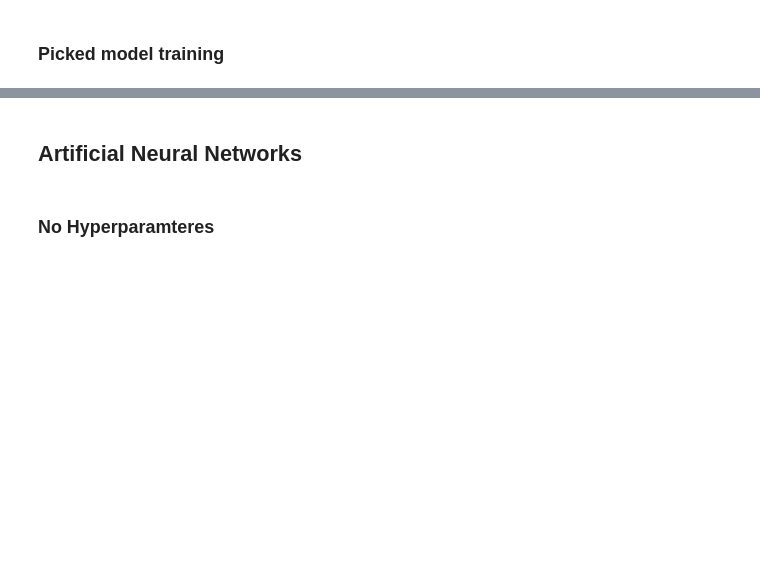
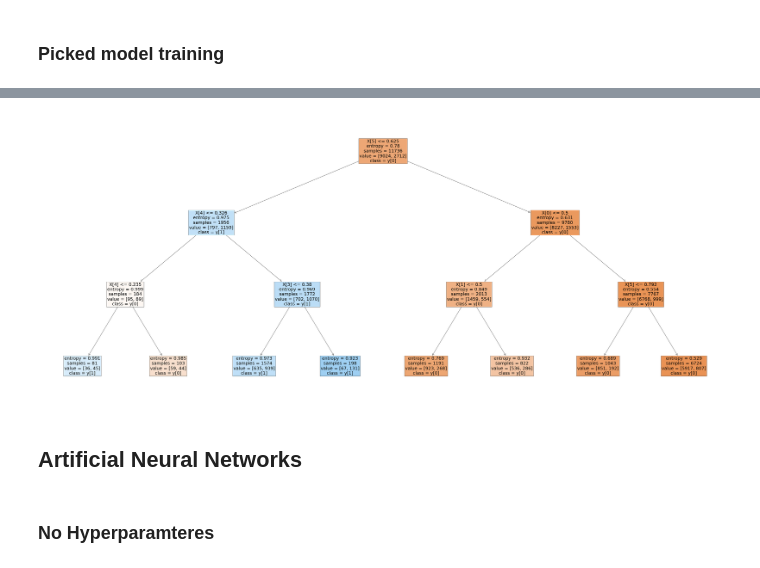
Before and after one commit to BarGanor/ml_project, a Jupyter notebook: project_part_2.ipynb, the cells around one changed output, grey strips where cells are left out. Saved outputs shown, nothing was run; the diff lists cells and outputs as text; code cells hidden in the pictures; blank space fills up the shorter version.

Commit message:
work on Model Evaluation after change in ann DT and clustering

```diff
--- a/project_part_2.ipynb
+++ b/project_part_2.ipynb
@@ -55,5 +109,5 @@ KeyError: 'Test Score'
 # %% [markdown]
 ### Picked model training
 # %%
-dt_model = DecisionTreeClassifier(max_depth=5, criterion='entropy', min_samples_leaf=100, min_impurity_decrease=0.0001)
+dt_model = DecisionTreeClassifier(max_depth=3, criterion='entropy', min_samples_leaf=81, min_impurity_decrease=0.0001)
 train_model_by_kfold(data, dt_model)
@@ -60,7 +128,9 @@ train_model_by_kfold(data, dt_model)
 # %%
 plt.figure(figsize=(70,30))
-plot_tree(dt_model, filled=True, class_names=True, max_depth=4, fontsize=25)
+plot_tree(dt_model, filled=True, class_names=True, max_depth=3, fontsize=25)
 plt.show()
+# %% [output]
+[figure, added]
 # %% [markdown]
 ## Artificial Neural Networks
 # %%
```
Also changed, not shown: parts of 22 cells of this notebook, 7 other files.
